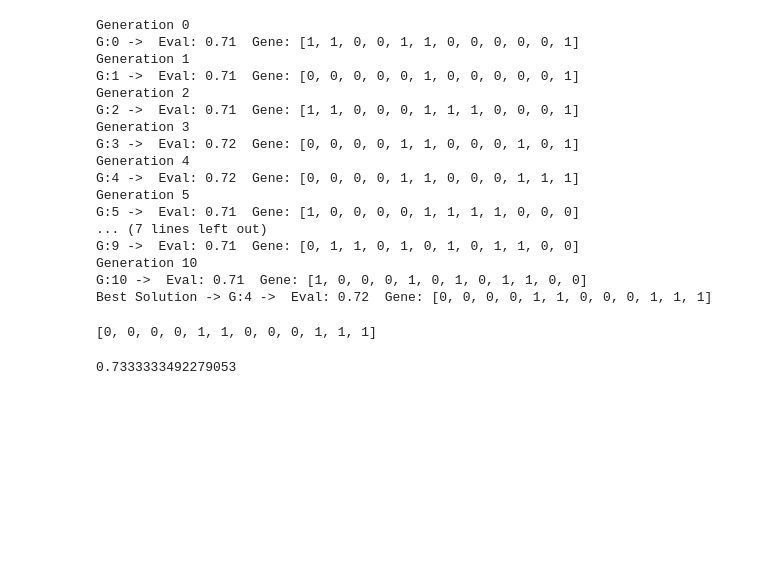
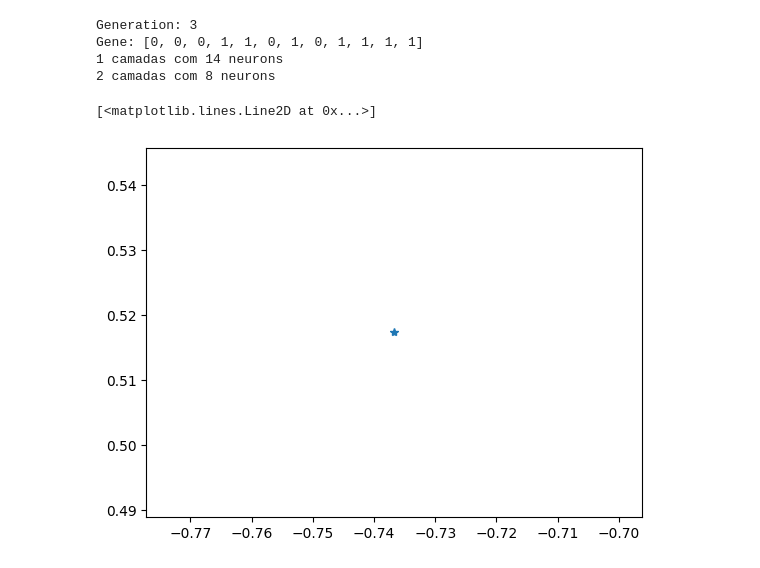
Before and after one commit to jpamatos/multiobjective, a Jupyter notebook: notebooks/geneticalgorithm.ipynb, the cells around one changed output. Saved outputs shown, nothing was run; the diff lists cells and outputs as text; code cells hidden in the pictures; blank space fills up the shorter version.

Commit message:
Adding pareto frontier

```diff
--- a/notebooks/geneticalgorithm.ipynb
+++ b/notebooks/geneticalgorithm.ipynb
@@ -8,5 +9,5 @@ import keras
 # %%
-data = pd.read_csv("data/Credit.csv")
+data = pd.read_csv("../data/Credit.csv")
 
 cat_columns = list(data.select_dtypes(include=["object"]).columns)
 le = LabelEncoder()
@@ -29,26 +30,23 @@ class Individual:
     def __init__(self, generation: int=0) -> None:
         self.generation = generation
         self.gene = [0 if np.random.random() < 0.5 else 1 for _ in range(12)]
-        # self.eval = dict()
         self.eval = 0
 
-    def _evaluate(self) -> None:
-        model = keras.Sequential()
-        model.add(keras.layers.Input(shape=(20, )))
+    def _evaluate(self, X_train, X_test, y_train, y_test) -> None:
+        self.model = keras.Sequential()
+        self.model.add(keras.layers.Input(shape=(20, )))
         for _ in range(int("".join(map(str, self.gene[0:3])), 2) + 1):
-            model.add(keras.layers.Dense(int("".join(map(str, self.gene[3:7])), 2) + 1, activation="relu"))
+            self.model.add(keras.layers.Dense(int("".join(map(str, self.gene[3:7])), 2) + 1, activation="relu"))
         for _ in range(int("".join(map(str, self.gene[7:9])), 2) + 1):
-            model.add(keras.layers.Dense(int("".join(map(str, self.gene[9:12])), 2) + 1, activation="relu"))
-        model.add(keras.layers.Dense(1, activation="sigmoid"))
+            self.model.add(keras.layers.Dense(int("".join(map(str, self.gene[9:12])), 2) + 1, activation="relu"))
+        self.model.add(keras.layers.Dense(1, activation="sigmoid"))
 
-        model.compile(loss="binary_crossentropy", optimizer="adam", metrics=["accuracy"])
-        model.fit(X_train, y_train, epochs=10, batch_size=32, validation_split=0.2, verbose=False)
+        self.model.compile(loss="binary_crossentropy", optimizer="adam", metrics=["accuracy"])
+        self.model.fit(X_train, y_train, epochs=25, batch_size=32, validation_split=0.2, verbose=False)
 
-        loss, accuracy = model.evaluate(X_test, y_test, verbose=False)
-        # self.eval["loss"] = loss
-        # self.eval["accuracy"] = accuracy
-        # print(f"loss: {loss}")
-        # print(f"accuracy: {accuracy}")
+        loss, accuracy = self.model.evaluate(X_test, y_test, verbose=False)
+
+        self.loss = loss
         self.eval = accuracy
 
     def crossover(self, other_individual: Individual) -> list[Individual]:
@@ -208,3 +213,0 @@ ga.solution_list
-# %%
-individual = Individual()
-individual.gene = result
@@ -267,31 +214,17 @@ ga2 = GeneticAlgorithm(8)
-# %%
-result2 = ga2.solve(generations=10)
-# %% [output]
-Generation 0
-G:0 ->  Eval: 0.71  Gene: [1, 1, 0, 0, 1, 1, 0, 0, 0, 0, 0, 1]
-Generation 1
-G:1 ->  Eval: 0.71  Gene: [0, 0, 0, 0, 0, 1, 0, 0, 0, 0, 0, 1]
-Generation 2
-G:2 ->  Eval: 0.71  Gene: [1, 1, 0, 0, 0, 1, 1, 1, 0, 0, 0, 1]
-Generation 3
-G:3 ->  Eval: 0.72  Gene: [0, 0, 0, 0, 1, 1, 0, 0, 0, 1, 0, 1]
-Generation 4
-G:4 ->  Eval: 0.72  Gene: [0, 0, 0, 0, 1, 1, 0, 0, 0, 1, 1, 1]
-Generation 5
-G:5 ->  Eval: 0.71  Gene: [1, 0, 0, 0, 0, 1, 1, 1, 1, 0, 0, 0]
-... (7 lines left out)
-G:9 ->  Eval: 0.71  Gene: [0, 1, 1, 0, 1, 0, 1, 0, 1, 1, 0, 0]
-Generation 10
-G:10 ->  Eval: 0.71  Gene: [1, 0, 0, 0, 1, 0, 1, 0, 1, 1, 0, 0]
-Best Solution -> G:4 ->  Eval: 0.72  Gene: [0, 0, 0, 0, 1, 1, 0, 0, 0, 1, 1, 1]
-# %%
-result2
-# %% [output]
-[0, 0, 0, 0, 1, 1, 0, 0, 0, 1, 1, 1]
-# %%
-individual = Individual()
-individual.gene = result2
-individual._evaluate()
-individual.eval
-# %% [output]
-0.7333333492279053
+# %%
+result
+# %% [output]
+Generation: 3
+Gene: [0, 0, 0, 1, 1, 0, 1, 0, 1, 1, 1, 1]
+1 camadas com 14 neurons
+2 camadas com 8 neurons
+# %%
+loss = []
+acc = []
+for individual in ga.pareto_frontier:
+    loss.append(individual.loss)
+    acc.append(-individual.eval)
+plt.plot(acc, loss, marker="*", linestyle="None")
+# %% [output]
+[<matplotlib.lines.Line2D at 0x...>]
+[figure, added]
```
Also changed, not shown: parts of 11 cells of this notebook, 2 other files.
